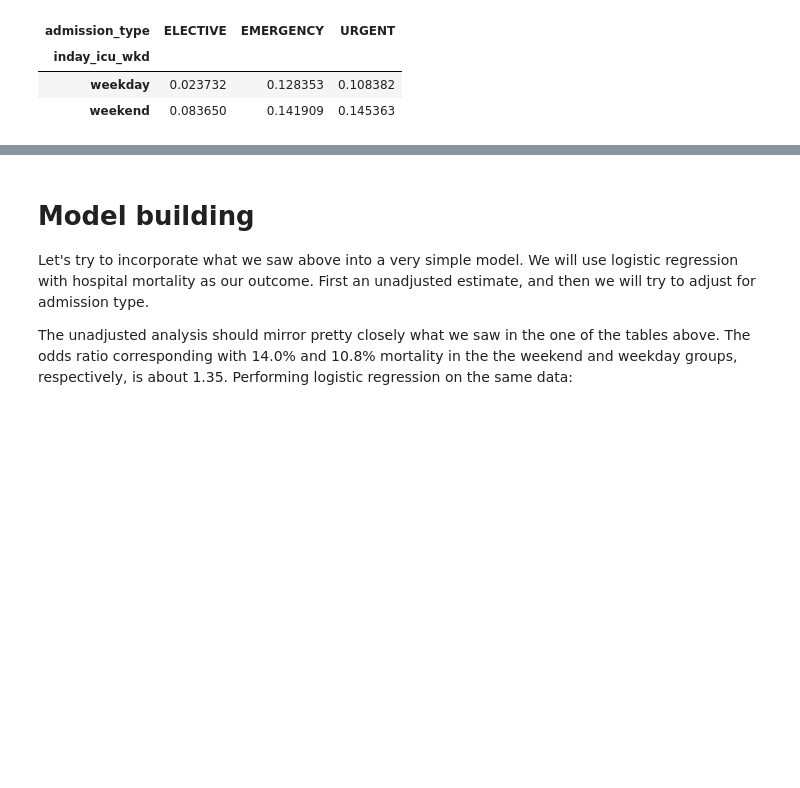
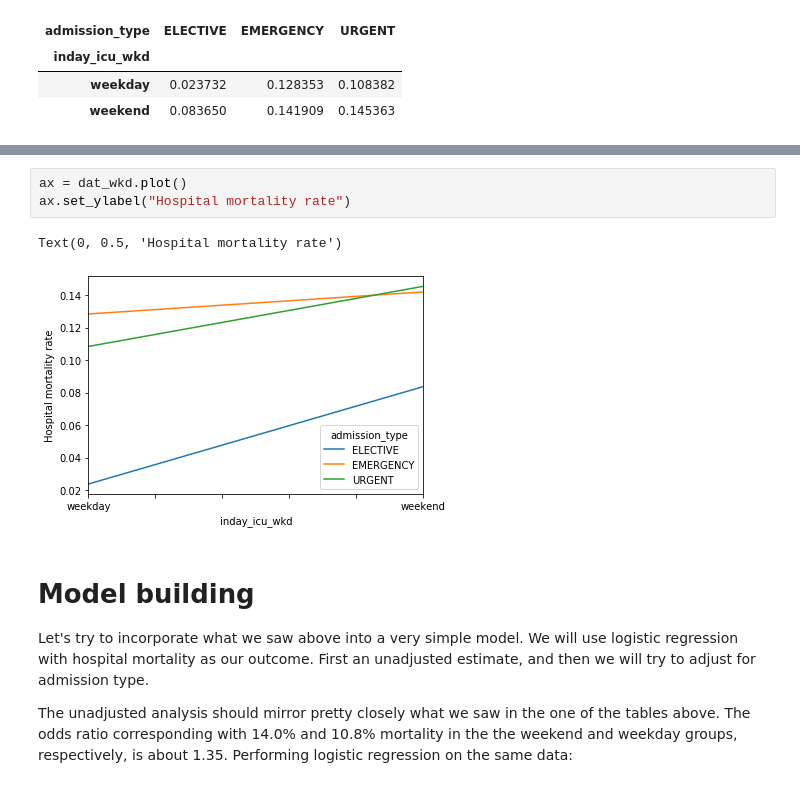
Before and after one commit to MIT-LCP/hack-aotearoa, a Jupyter notebook: mimic-weekend-effect.ipynb, the cells around one changed output, grey strips where cells are left out. Cells and saved outputs as stored; diff of their text form; blank space fills up the shorter version.

```diff
--- a/mimic-weekend-effect.ipynb
+++ b/mimic-weekend-effect.ipynb
@@ -309,3 +303,9 @@ dat_wkd.vgplot.line(value_name='Hospital mortality rate')
+# %%
+ax = dat_wkd.plot()
+ax.set_ylabel("Hospital mortality rate")
+# %% [output]
+Text(0, 0.5, 'Hospital mortality rate')
+[figure, added]
 # %% [markdown]
 # Model building
 
```
Also changed, not shown: parts of 10 cells of this notebook.
